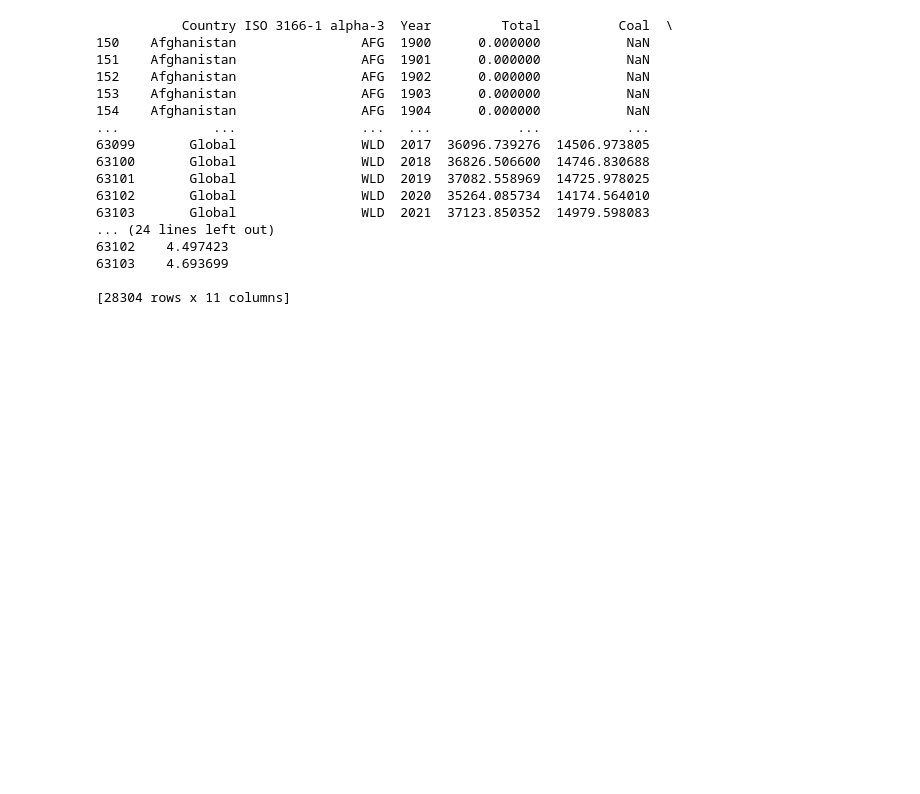
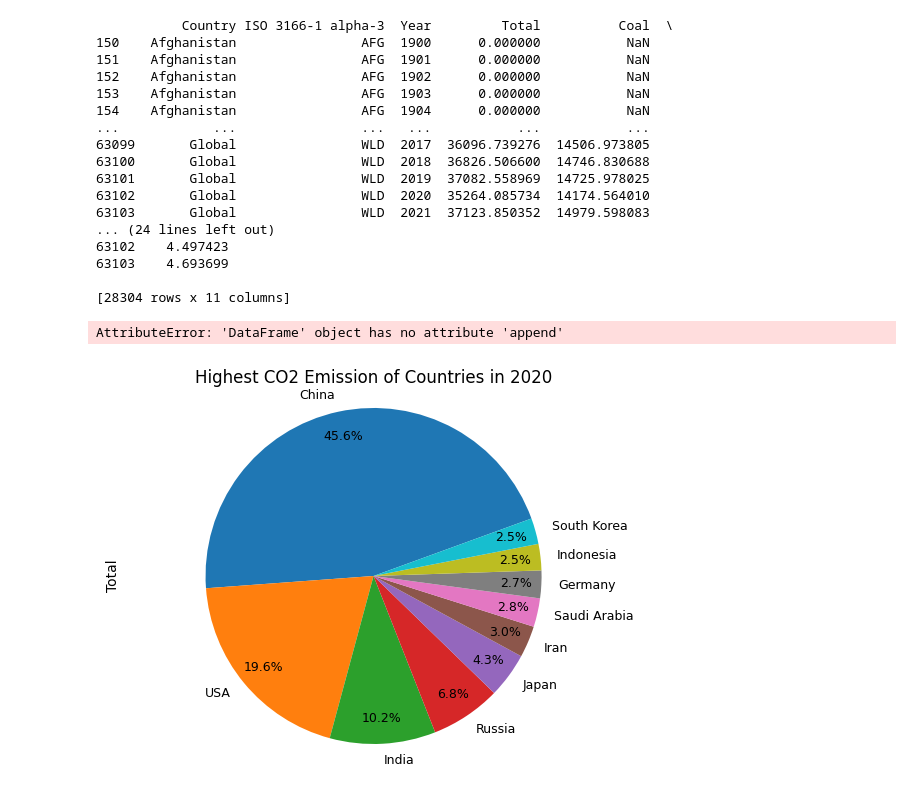
Before and after one commit to kevmiao/Songs---HackTX2023, a Jupyter notebook: src/backend/pollution.ipynb, the cells around one changed output. Drawn from its saved outputs; the diff is of its cells as text; code cells hidden in the pictures; blank space fills up the shorter version.

Commit message:
Unfinished Pollution

```diff
--- a/src/backend/pollution.ipynb
+++ b/src/backend/pollution.ipynb
@@ -43,3 +43,14 @@ pollution.to_csv("../data/CO2_Emissions.csv", index = False)
 63103    4.693699
 
 [28304 rows x 11 columns]
+# %%
+pollution = pd.read_csv("../data/GCB2022v27_MtCO2_flat.csv")
+
+present_pollution = pollution[pollution["Year"] == 2020]
+present_pollution = present_pollution[~((present_pollution["Country"] == "International Transport") | (present_pollution["Country"] == "Global"))]
+
+top_present_pollution = present_pollution.nlargest(10, "Total")
+other_sum = present_pollution.loc[~present_pollution.index.isin(top_present_pollution.index), "Total"].sum()
+combined_sum = top_present_pollution.append({"Country": "Other", "Total": other_sum}, ignore_index=True)
+# %% [output]
+AttributeError: 'DataFrame' object has no attribute 'append'
@@ -45,0 +59,15 @@ pollution.to_csv("../data/CO2_Emissions.csv", index = False)
+# %%
+plt.pie(combined_sum["Total"], labels=combined_sum["Country"], autopct='%1.1f%%')
+plt.title('Pie Chart with Top 10 and "Other"')
+plt.axis('equal')
+plt.show()
+
+
+print(top_present_pollution)
+
+top_present_pollution.set_index("Country")["Total"].plot.pie(autopct='%1.1f%%', pctdistance=0.85, startangle=20, textprops={"fontsize": 9})
+plt.title('Highest CO2 Emission of Countries in 2020')
+plt.axis('equal')
+plt.show()
+# %% [output]
+[figure, added]
```
Also changed, not shown: parts of 1 cell of this notebook.
